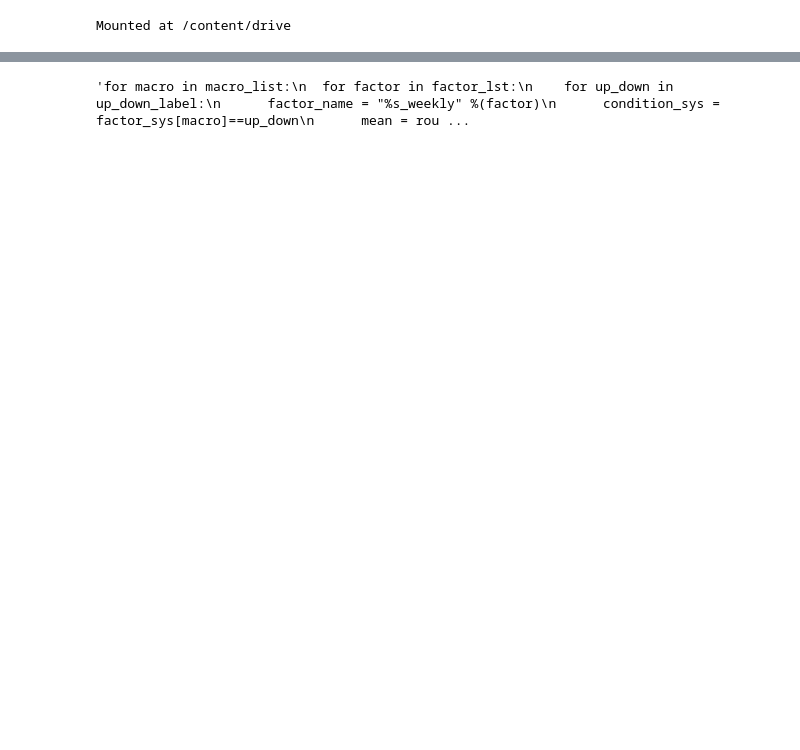
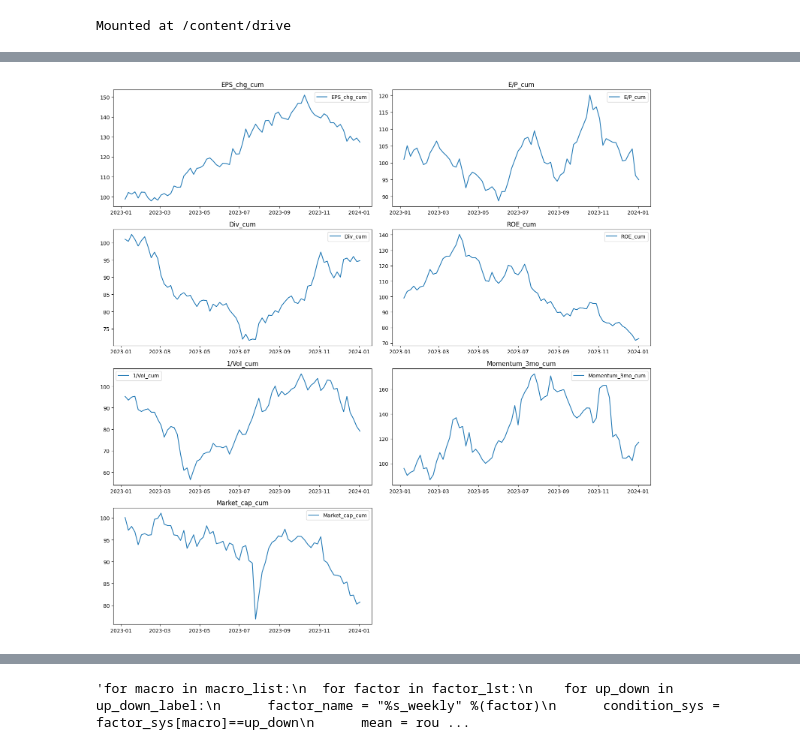
Before and after one commit to Nohgyumin0812/FactorAnalysis, a Jupyter notebook: factor_analysis.ipynb, the cells around one changed output, grey strips where cells are left out. Saved outputs shown, nothing was run; the diff lists cells and outputs as text; code cells hidden in the pictures; blank space fills up the shorter version.

```diff
--- a/factor_analysis.ipynb
+++ b/factor_analysis.ipynb
@@ -59,0 +246,22 @@ factor_stack.to_excel('/content/drive/MyDrive/factor_stack.xlsx')
+# %%
+# 최근 1년 성과
+import matplotlib.pyplot as plt
+
+# yr1_weekly 데이터프레임에서 각 열에 대한 서브플롯 생성
+fig, axes = plt.subplots(4, 2, figsize=(15, 15))
+
+# 데이터프레임의 열에 대해 순회하며 서브플롯에 선 그래프 플로팅 (총 7개의 서브플롯)
+for i, column in enumerate(figure_df_cum.columns[:7]):
+    row, col = divmod(i, 2)
+    axes[row, col].plot(figure_df_cum.index, figure_df_cum[column], label=column)
+    axes[row, col].set_title(column)
+    axes[row, col].legend()
+
+# 남은 서브플롯 비우기
+for i in range(7, 8):
+    fig.delaxes(axes.flatten()[i])
+
+plt.tight_layout()
+plt.show()
+# %% [output]
+[figure, added]
```
Also changed, not shown: parts of 20 cells of this notebook.
